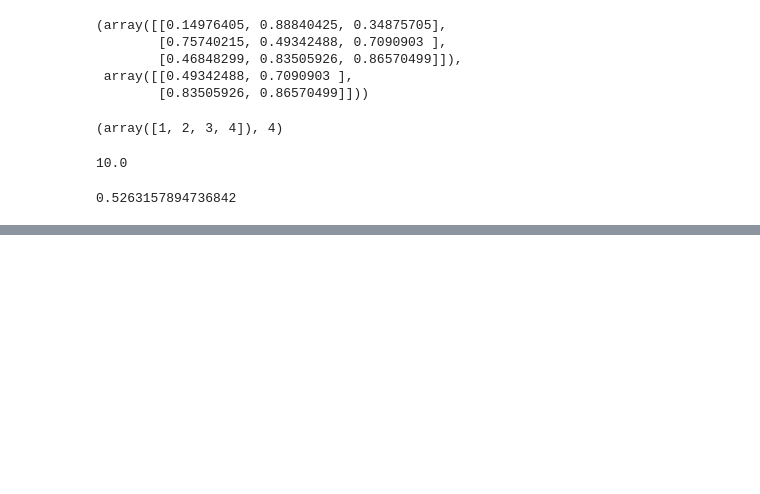
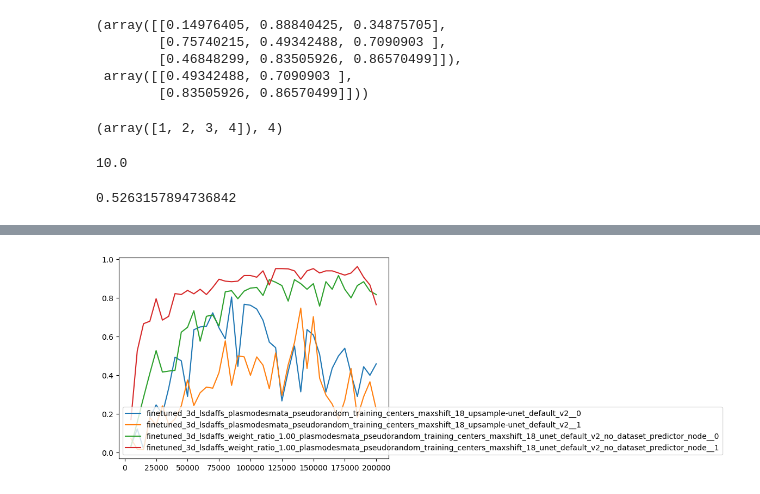
Before and after one commit to davidackerman/plasmodesmata_dacapo, a Jupyter notebook: preprocessing.ipynb, the cells around one changed output, grey strips where cells are left out. Drawn from its saved outputs; the diff is of its cells as text; code cells hidden in the pictures; blank space fills up the shorter version.

```diff
--- a/preprocessing.ipynb
+++ b/preprocessing.ipynb
@@ -586,7 +569,7 @@ val_gt_config = CropArrayConfig(
     "val_gt", source_array_config=gt_config, roi=validation_roi
 )
 training_data_config = RawGTDatasetConfig(
-    f"train_pseudorandom_training_centers_maxshift_{max_shift}_neg_ex",
+    f"train_pseudorandom_training_centers_maxshift_{max_shift}",
     raw_config=raw_config,
     gt_config=gt_config,
     sample_points=[
@@ -599,7 +582,7 @@ validation_data_config = RawGTDatasetConfig(
     "val", raw_config=raw_config, gt_config=val_gt_config, mask_config=mask_config
 )
 datasplit_config = TrainValidateDataSplitConfig(
-    name=f"plasmodesmata_pseudorandom_training_centers_maxshift_{max_shift}_neg_ex",
+    name=f"plasmodesmata_pseudorandom_training_centers_maxshift_{max_shift}",
     train_configs=[training_data_config],
     validate_configs=[validation_data_config],
 )
@@ -1779,0 +1937,16 @@ neuroglancer --file /nrs/cellmap/ackermand/predictions/jrc_22ak351-leaf-3m/jrc_2
+# %%
+from funlib.persistence import open_ds
+import numpy as np
+
+data = open_ds(
+    "/nrs/cellmap/ackermand/presentations/plasmodesmata/predictions.n5",
+    "gt",
+).data
+affs = data[:9, ...]
+lsds = data[9:, ...]
+
+data = open_ds(
+    "/nrs/cellmap/ackermand/presentations/plasmodesmata/validations.n5",
+    "gt",
+).data
+print(np.sum(affs > 0), np.sum(lsds > 0), np.sum(data[:] > 0))
@@ -1779,0 +2345,67 @@ neuroglancer --file /nrs/cellmap/ackermand/predictions/jrc_22ak351-leaf-3m/jrc_2
+# %%
+import json
+from dacapo.store.create_store import (
+    create_config_store,
+)
+from dacapo.experiments import Run
+import matplotlib.pyplot as plt
+import pandas as pd
+
+df = pd.DataFrame(
+    columns=["run", "iteration", "parameter", "full_path", "rand_voi", "detection_f1"]
+)
+
+
+# config_store = create_config_store()
+# run_name = "finetuned_3d_lsdaffs_plasmodesmata_pseudorandom_training_centers_maxshift_18_upsample-unet_default_v2__0"
+# run_config = config_store.retrieve_run_config(run_name)
+# run = Run(run_config)
+runs = [
+    "finetuned_3d_lsdaffs_plasmodesmata_pseudorandom_training_centers_maxshift_18_upsample-unet_default_v2__0",
+    "finetuned_3d_lsdaffs_plasmodesmata_pseudorandom_training_centers_maxshift_18_upsample-unet_default_v2__1",
+    "finetuned_3d_lsdaffs_weight_ratio_1.00_plasmodesmata_pseudorandom_training_centers_maxshift_18_unet_default_v2_no_dataset_predictor_node__0",
+    "finetuned_3d_lsdaffs_weight_ratio_1.00_plasmodesmata_pseudorandom_training_centers_maxshift_18_unet_default_v2_no_dataset_predictor_node__1",
+]
+for run_name in runs:
+    best_voi = {}
+    best_voi_include_background = {}
+    best_mean_voi = {}
+    best_f1 = {}
+    for iteration in range(5000, 200000 + 1, 5000):
+        best_f1[iteration] = (-1, 1e9)
+        best_voi[iteration] = (1e9, -1)
+        best_voi_include_background[iteration] = (1e9, -1)
+        for idx, bias in enumerate([0.1, 0.25, 0.5, 0.75, 0.9]):
+            filename = (
+                f"/nrs/cellmap/ackermand/validation_inference/{run_name}/processed.n5/iteration_{iteration}/WatershedPostProcessorParameters(id={idx}, bias={bias})/attributes.json",
+            )
+
+            with open(filename[0]) as f:
+                data = json.load(f)
+            if data["rand_voi"] < best_voi[iteration][0]:
+                best_voi[iteration] = (
+                    data["rand_voi"],
+                    idx,
+                )
+            if (
+                data["rand_voi_include_background"]
+                < best_voi_include_background[iteration][0]
+            ):
+                best_voi_include_background[iteration] = (
+                    data["rand_voi_include_background"],
+                    idx,
+                )
+            detection = data["detection"]
+            f1 = (
+                2
+                * detection["tp"]
+                / (2 * detection["tp"] + detection["fp"] + detection["fn"])
+            )
+
+            if f1 > best_f1[iteration][0]:
+                best_f1[iteration] = (f1, idx)
+        i = np.argmax(np.array(list(best_f1.values()))[:, 0])
+    print(list(best_f1.keys())[i], list(best_f1.values())[i])
+    plt.plot(best_f1.keys(), np.array(list(best_f1.values()))[:, 0])
+plt.legend(runs)
+# %% [output]
@@ -1779,0 +2417 @@ neuroglancer --file /nrs/cellmap/ackermand/predictions/jrc_22ak351-leaf-3m/jrc_2
+[figure, added]
```
Also changed, not shown: parts of 50 cells of this notebook.
